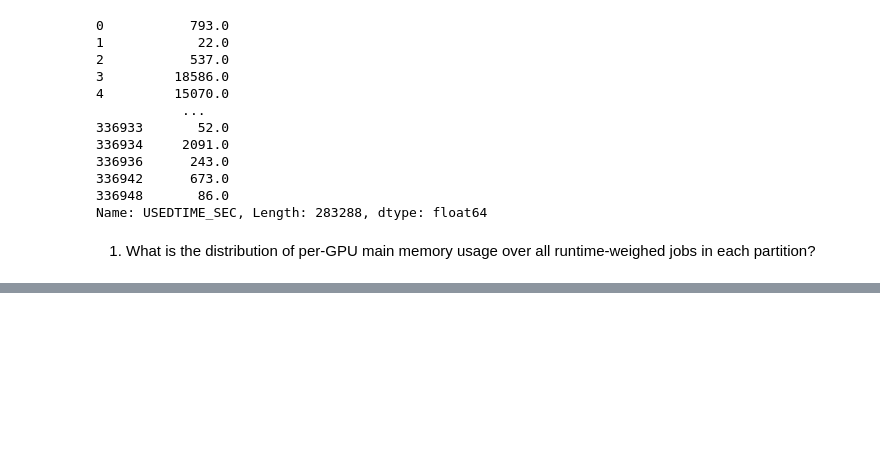
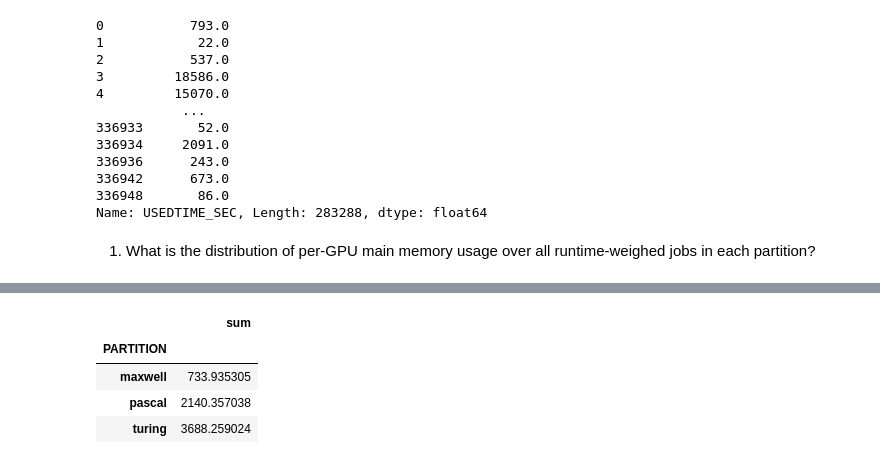
Before and after one commit to essetetsahai/accre_project-jolly_ranchers, a Jupyter notebook: notebook/accre_et.ipynb, the cells around one changed output, grey strips where cells are left out. Saved outputs shown, nothing was run; the diff lists cells and outputs as text; code cells hidden in the pictures; blank space fills up the shorter version.

```diff
--- a/notebook/accre_et.ipynb
+++ b/notebook/accre_et.ipynb
@@ -318,3 +370,9 @@ Name: RT_USEDMEM, dtype: float64
 # %%
-x = df.groupby(['PARTITION'])['RT_WEIGHTED_MEM'].agg(['sum'])
+df_test.groupby(['PARTITION'])['RT_WEIGHTED_MEM'].agg(['sum'])
 #sum of rt_used mem, then divide that by the sum of usedtime
+# %% [output]
+|  | sum |
+| PARTITION |  |
+| maxwell | 733.935305 |
+| pascal | 2140.357038 |
+| turing | 3688.259024 |
```
Also changed, not shown: parts of 18 cells of this notebook.
